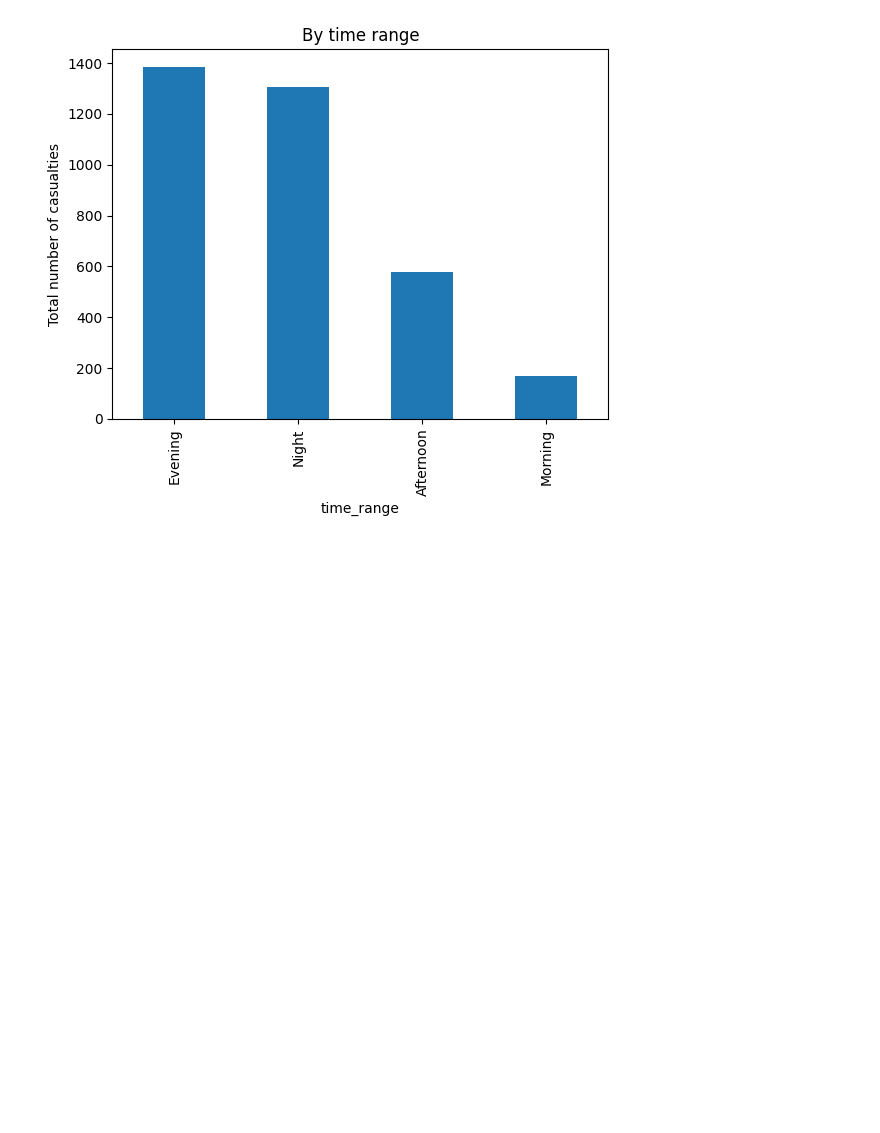
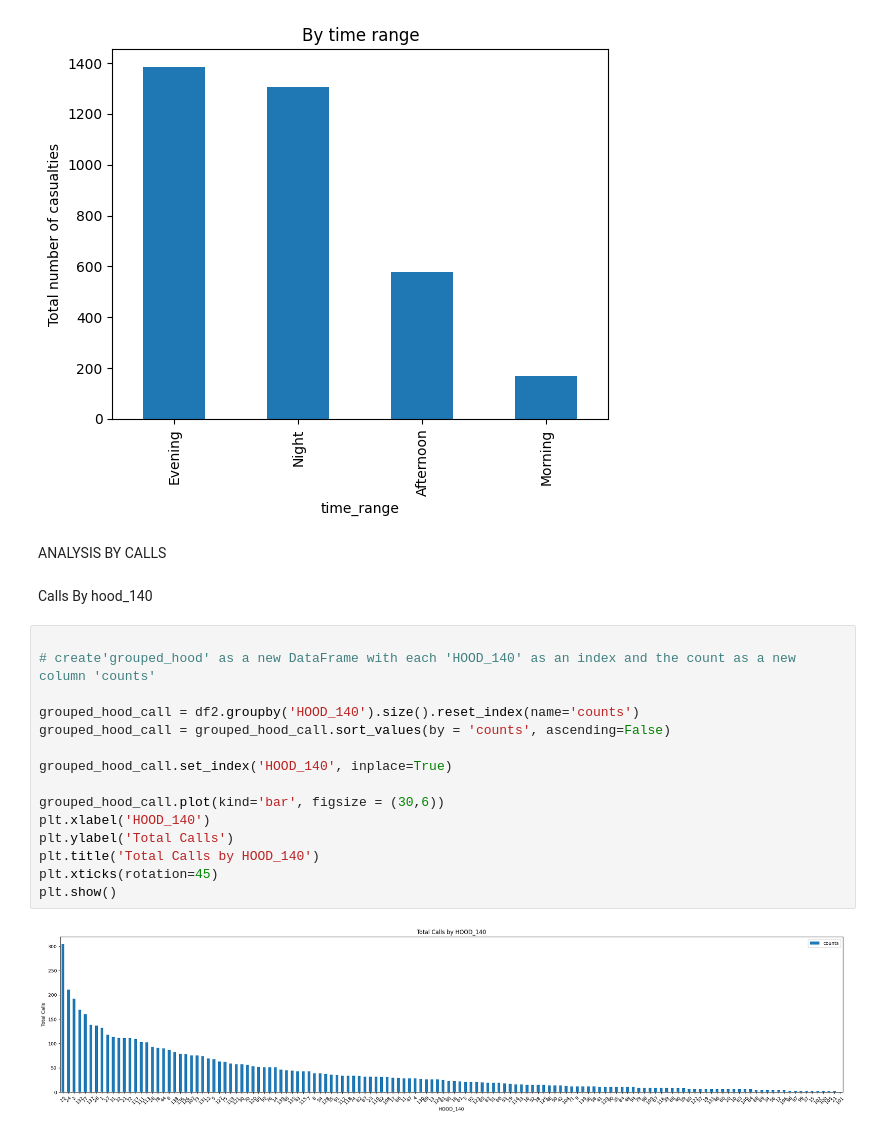
Before and after one commit to annwanginnt/data_scirence, a Jupyter notebook: AI_FIREARM.ipynb, the cells around one changed output. Cells and saved outputs as stored; diff of their text form; blank space fills up the shorter version.

```diff
--- a/AI_FIREARM.ipynb
+++ b/AI_FIREARM.ipynb
@@ -452,3 +468,24 @@ plt.title('By time range')
 plt.show()
 # %% [output]
 [figure]
+# %% [markdown]
+ANALYSIS BY CALLS
+# %% [markdown]
+Calls By hood_140
+# %%
+
+# create'grouped_hood' as a new DataFrame with each 'HOOD_140' as an index and the count as a new column 'counts'
+
+grouped_hood_call = df2.groupby('HOOD_140').size().reset_index(name='counts')
+grouped_hood_call = grouped_hood_call.sort_values(by = 'counts', ascending=False)
+
+grouped_hood_call.set_index('HOOD_140', inplace=True)
+
+grouped_hood_call.plot(kind='bar', figsize = (30,6))
+plt.xlabel('HOOD_140')
+plt.ylabel('Total Calls')
+plt.title('Total Calls by HOOD_140')
+plt.xticks(rotation=45)
+plt.show()
+# %% [output]
+[figure, added]
```
Also changed, not shown: parts of 20 cells of this notebook.
